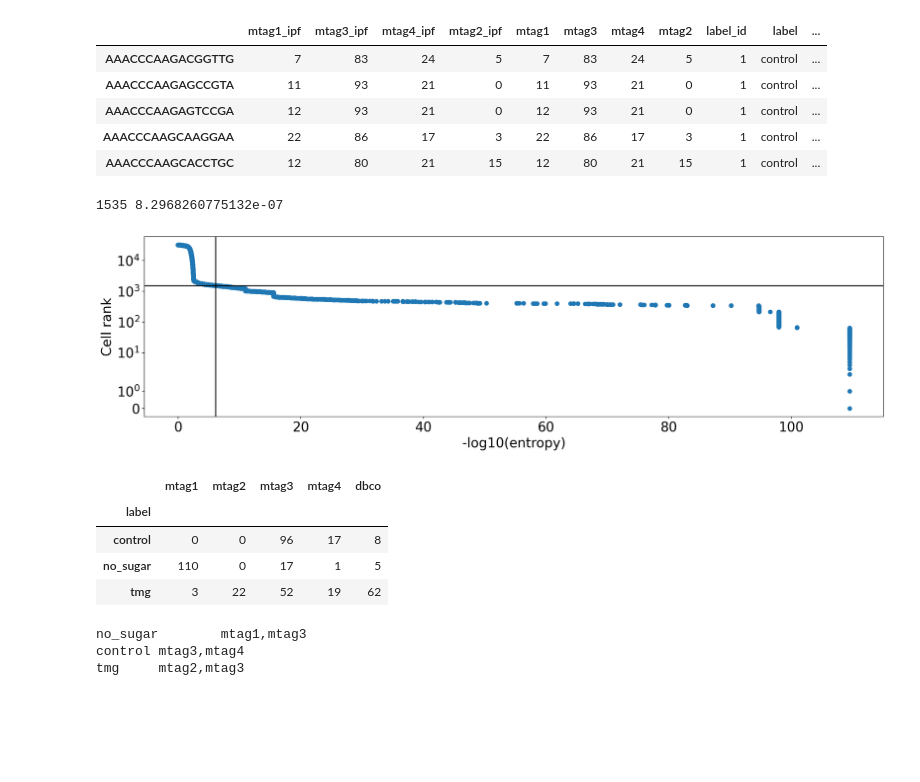
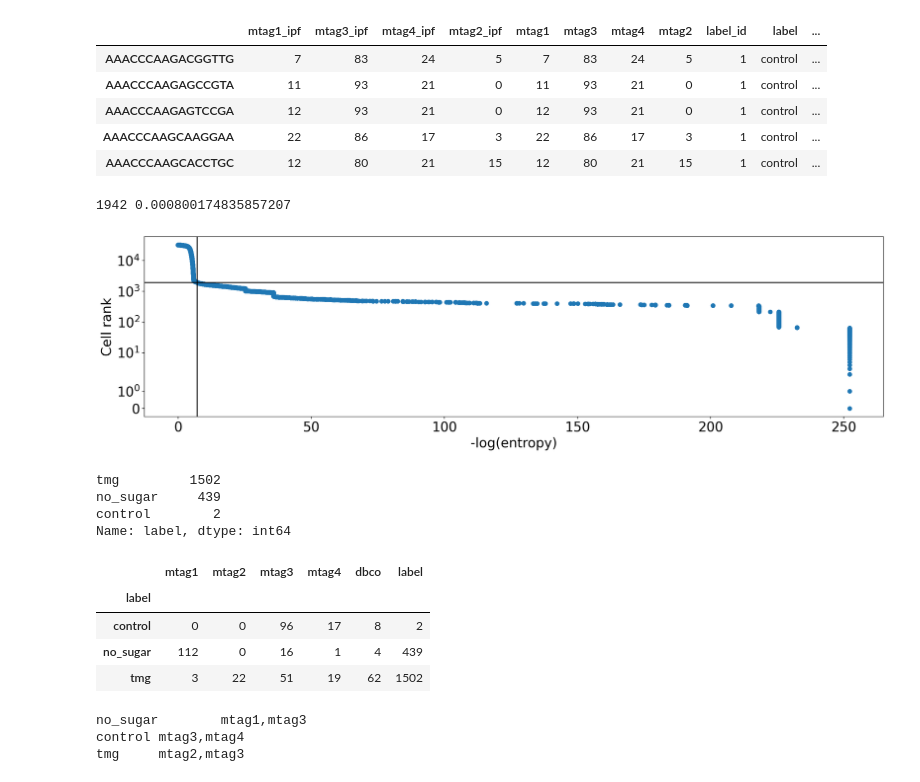
Before and after one commit to sbooeshaghi/azucar, a Jupyter notebook: analysis/293T/obs2/assign.ipynb, the cells around one changed output. Drawn from its saved outputs; the diff is of its cells as text; code cells hidden in the pictures; blank space fills up the shorter version.

```diff
--- a/analysis/293T/obs2/assign.ipynb
+++ b/analysis/293T/obs2/assign.ipynb
@@ -2080,44 +2080,58 @@ df.head()
 # %%
 fig, ax = plt.subplots(figsize=(20,5))
 
-adj_ent = -np.log10(df["ent"].values)
+adj_ent = -np.log(df["ent"].values)
 x = np.sort(adj_ent)[::-1]
 y = np.arange(df.shape[0])
 
 ax.scatter(x,y)
 ax.set(**{
     "yscale": "symlog",
-    "xlabel": "-log10(entropy)",
+    "xlabel": "-log(entropy)",
     "ylabel": "Cell rank"
 })
 
 u, xx, v = knee(np.log1p(adj_ent.reshape(-1,1)))
-(cutoff, ncells) = gmm(xx, v, n_iter=1, n_comps=2)
+(cutoff, ncells) = gmm(xx, v, n_iter=1, n_comps=3)
 cutoff = np.exp(cutoff) - 1 # adjust (since we log1p it)
 
 ind = np.where(x > cutoff)[0][-1]
 ecutoff = x[ind]
 ax.axvline(x=ecutoff, color="k")
 ax.axhline(y=ind, color="k")
 
 
 fig.show()
-
-print(ind, 10**(-cutoff))
+ent_cutoff = np.exp(-cutoff)
+print(ind, ent_cutoff)
 # %% [output]
-1535 8.2968260775132e-07
+1942 0.000800174835857207
-[figure, old version]
+[figure, new version]
+# %%
+df.query(f"ent < {ent_cutoff}")["label"].value_counts()
+# %% [output]
+tmg         1502
+no_sugar     439
+control        2
+Name: label, dtype: int64
 # %%
 marker_genes = ["mtag1", "mtag2", "mtag3", "mtag4", "dbco"]
 marker_genes_norm = ["mtag1_ipf", "mtag2_ipf", "mtag3_ipf", "mtag4_ipf", "dbco_ipf"]
 # %%
-df.query(f"ent < {10**(-elim)}").groupby("label")[marker_genes].mean().astype(int)
+df.query(f"ent < {ent_cutoff}").groupby("label").agg({
+    "mtag1": "mean",
+    "mtag2": "mean",
+    "mtag3": "mean",
+    "mtag4": "mean",
+    "dbco": "mean",
+    "label": "count"
+    }).astype(int)
 # %% [output]
-|  | mtag1 | mtag2 | mtag3 | mtag4 | dbco |
-| label |  |  |  |  |  |
-| control | 0 | 0 | 96 | 17 | 8 |
-| no_sugar | 110 | 0 | 17 | 1 | 5 |
-| tmg | 3 | 22 | 52 | 19 | 62 |
+|  | mtag1 | mtag2 | mtag3 | mtag4 | dbco | label |
+| label |  |  |  |  |  |  |
+| control | 0 | 0 | 96 | 17 | 8 | 2 |
+| no_sugar | 112 | 0 | 16 | 1 | 4 | 439 |
+| tmg | 3 | 22 | 51 | 19 | 62 | 1502 |
 # %%
 !cat $markers_fn
 # %% [output]
```
